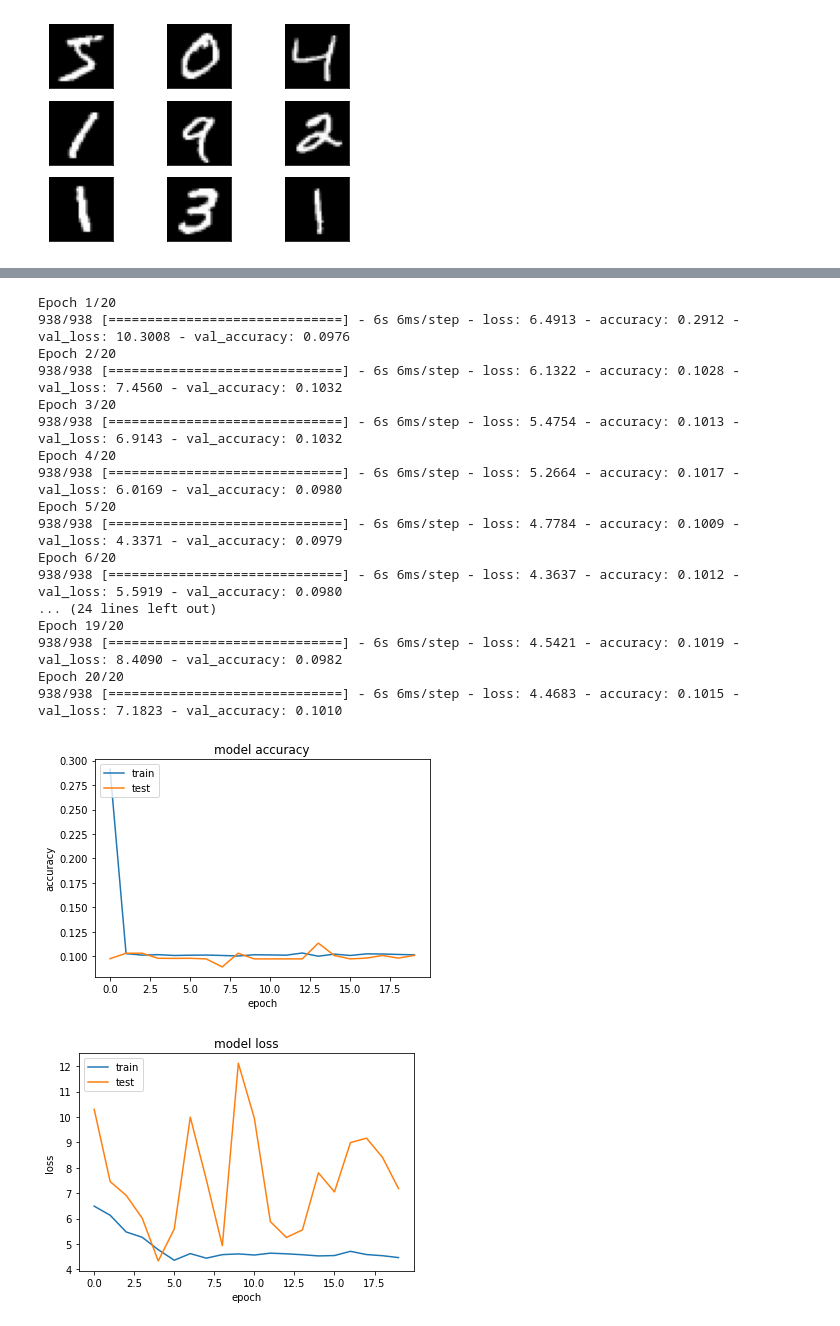
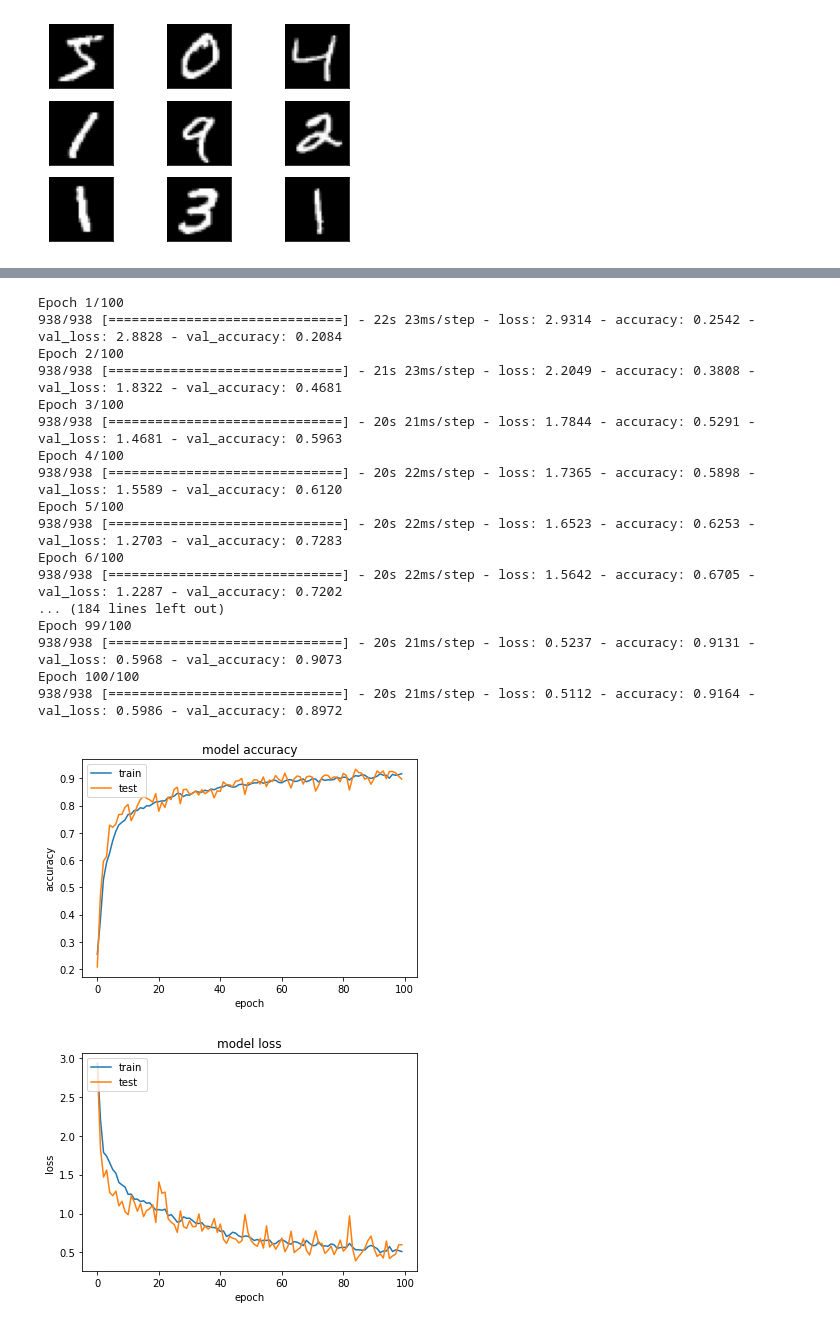
Before and after one commit to bferrarini/tutorials, a Jupyter notebook: larq_bnn_demo.ipynb, the cells around one changed output, grey strips where cells are left out. Drawn from its saved outputs; the diff is of its cells as text; code cells hidden in the pictures.

Commit message:
added experiment 6

```diff
--- a/larq_bnn_demo.ipynb
+++ b/larq_bnn_demo.ipynb
@@ -439,46 +525,48 @@ Epoch 10/10
+# %%
+################
+# EXPERIMENT 6 #
+################
+
+# Binary Model training w/o BatchNorm and BIAS
+model6 = binary_model(input_shape, use_bn = False, use_bias = True)
+adam = tf.keras.optimizers.Adam(lr = 0.001)
+model6.compile(optimizer=adam, loss='categorical_crossentropy', metrics=['accuracy'])
+history6 = model6.fit(train_iterator, validation_data = test_iterator, steps_per_epoch=len(train_iterator), epochs=100)
+# %% [output]
+Epoch 1/100
+938/938 [==============================] - 22s 23ms/step - loss: 2.9314 - accuracy: 0.2542 - val_loss: 2.8828 - val_accuracy: 0.2084
+Epoch 2/100
+938/938 [==============================] - 21s 23ms/step - loss: 2.2049 - accuracy: 0.3808 - val_loss: 1.8322 - val_accuracy: 0.4681
+Epoch 3/100
+938/938 [==============================] - 20s 21ms/step - loss: 1.7844 - accuracy: 0.5291 - val_loss: 1.4681 - val_accuracy: 0.5963
+Epoch 4/100
+938/938 [==============================] - 20s 22ms/step - loss: 1.7365 - accuracy: 0.5898 - val_loss: 1.5589 - val_accuracy: 0.6120
+Epoch 5/100
+938/938 [==============================] - 20s 22ms/step - loss: 1.6523 - accuracy: 0.6253 - val_loss: 1.2703 - val_accuracy: 0.7283
+Epoch 6/100
+938/938 [==============================] - 20s 22ms/step - loss: 1.5642 - accuracy: 0.6705 - val_loss: 1.2287 - val_accuracy: 0.7202
+... (184 lines left out)
+Epoch 99/100
+938/938 [==============================] - 20s 21ms/step - loss: 0.5237 - accuracy: 0.9131 - val_loss: 0.5968 - val_accuracy: 0.9073
+Epoch 100/100
+938/938 [==============================] - 20s 21ms/step - loss: 0.5112 - accuracy: 0.9164 - val_loss: 0.5986 - val_accuracy: 0.8972
 # %%
-#################
-# EXPERIEMENT 5 #
-#################
-
-# Binary Model training w/o BatchNorm
-model = binary_model(input_shape, use_bn = False)
-model.compile(optimizer='adam', loss='categorical_crossentropy', metrics=['accuracy'])
-history = model.fit(train_iterator, validation_data = test_iterator, steps_per_epoch=len(train_iterator), epochs=10)
-# LARQ FP MODEL with BN on MNIST
 # summarize history for accuracy
-pyplot.plot(history.history['accuracy'])
-pyplot.plot(history.history['val_accuracy'])
+pyplot.plot(history6.history['accuracy'])
+pyplot.plot(history6.history['val_accuracy'])
 pyplot.title('model accuracy')
 pyplot.ylabel('accuracy')
 pyplot.xlabel('epoch')
 pyplot.legend(['train', 'test'], loc='upper left')
 pyplot.show()
 # summarize history for loss
-pyplot.plot(history.history['loss'])
-pyplot.plot(history.history['val_loss'])
+pyplot.plot(history6.history['loss'])
+pyplot.plot(history6.history['val_loss'])
 pyplot.title('model loss')
 pyplot.ylabel('loss')
 pyplot.xlabel('epoch')
 pyplot.legend(['train', 'test'], loc='upper left')
 pyplot.show()
 # %% [output]
-Epoch 1/20
-938/938 [==============================] - 6s 6ms/step - loss: 6.4913 - accuracy: 0.2912 - val_loss: 10.3008 - val_accuracy: 0.0976
-Epoch 2/20
-938/938 [==============================] - 6s 6ms/step - loss: 6.1322 - accuracy: 0.1028 - val_loss: 7.4560 - val_accuracy: 0.1032
-Epoch 3/20
-938/938 [==============================] - 6s 6ms/step - loss: 5.4754 - accuracy: 0.1013 - val_loss: 6.9143 - val_accuracy: 0.1032
-Epoch 4/20
-938/938 [==============================] - 6s 6ms/step - loss: 5.2664 - accuracy: 0.1017 - val_loss: 6.0169 - val_accuracy: 0.0980
-Epoch 5/20
-938/938 [==============================] - 6s 6ms/step - loss: 4.7784 - accuracy: 0.1009 - val_loss: 4.3371 - val_accuracy: 0.0979
-Epoch 6/20
-938/938 [==============================] - 6s 6ms/step - loss: 4.3637 - accuracy: 0.1012 - val_loss: 5.5919 - val_accuracy: 0.0980
-... (24 lines left out)
-Epoch 19/20
-938/938 [==============================] - 6s 6ms/step - loss: 4.5421 - accuracy: 0.1019 - val_loss: 8.4090 - val_accuracy: 0.0982
-Epoch 20/20
-938/938 [==============================] - 6s 6ms/step - loss: 4.4683 - accuracy: 0.1015 - val_loss: 7.1823 - val_accuracy: 0.1010
-[figure, old version]
+[figure, new version]
-[figure, old version]
+[figure, new version]
```
Also changed, not shown: parts of 18 cells of this notebook, 3 other files.
